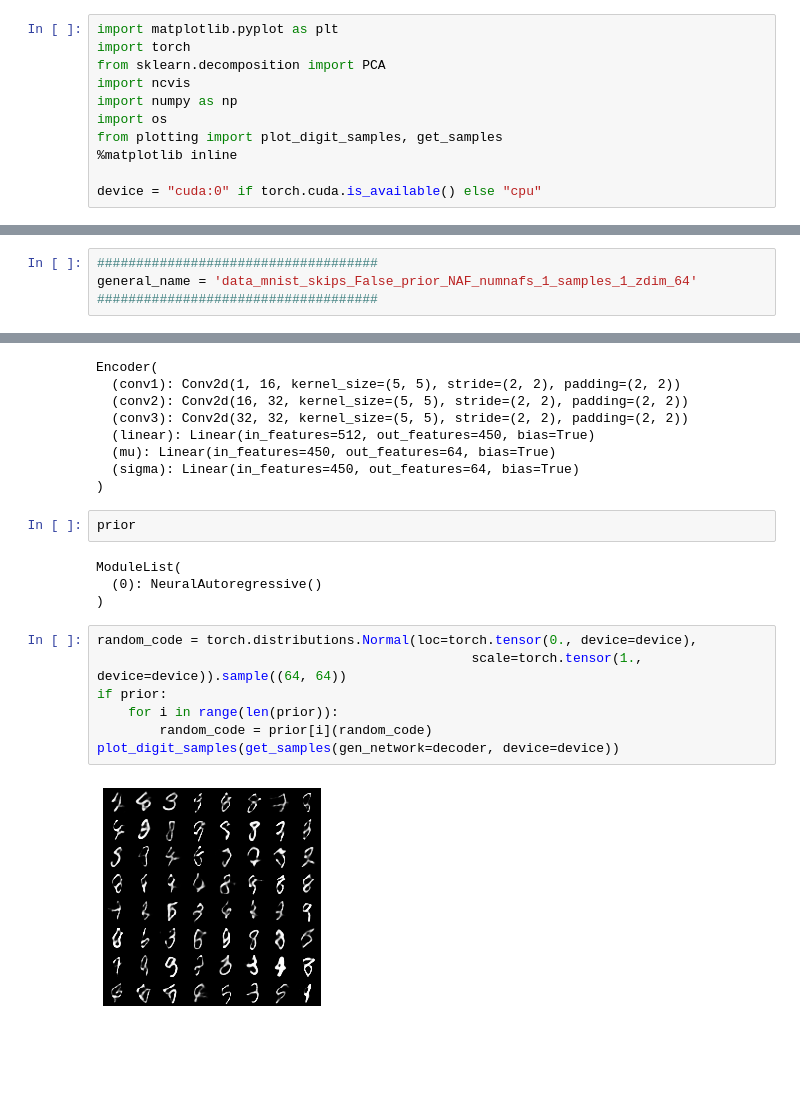
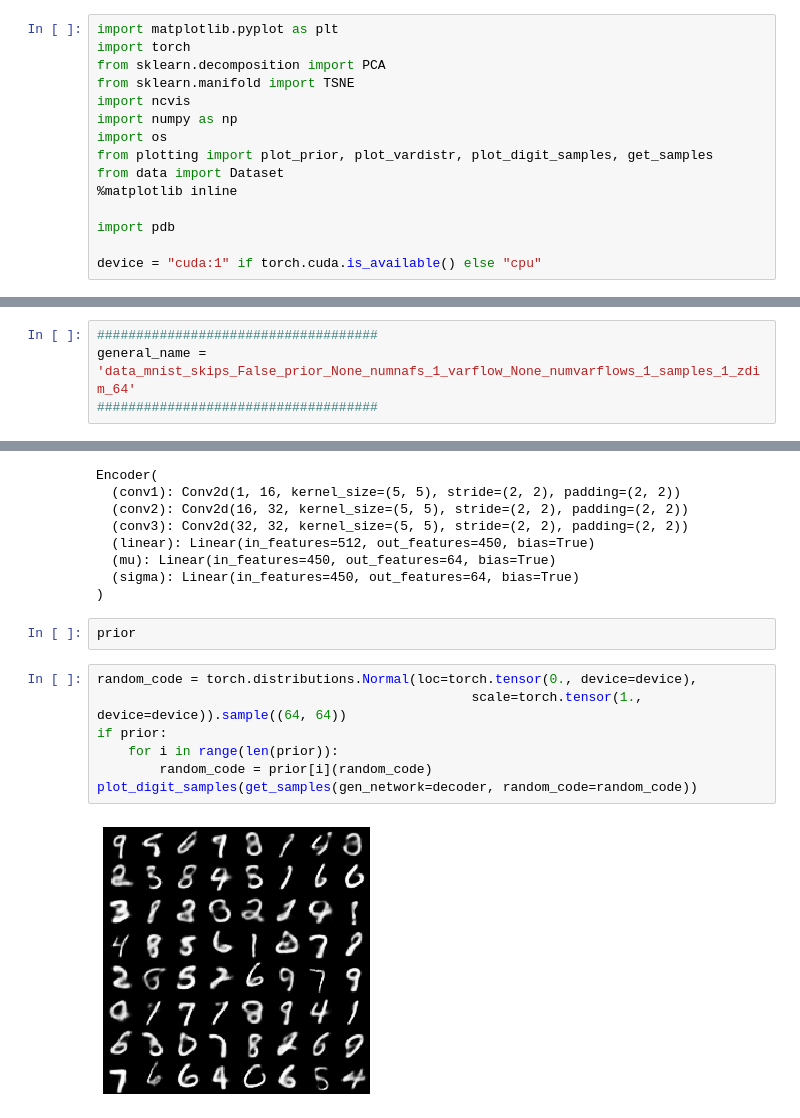
Before and after one commit to nkotelevskii/vae_int, a Jupyter notebook: plotting.ipynb, the cells around one changed output, grey strips where cells are left out. Drawn from its saved outputs; the diff is of its cells as text; blank space fills up the shorter version.

Commit message:
Posterior visualization added

```diff
--- a/plotting.ipynb
+++ b/plotting.ipynb
@@ -2,18 +2,22 @@
 import matplotlib.pyplot as plt
 import torch
 from sklearn.decomposition import PCA
+from sklearn.manifold import TSNE
 import ncvis
 import numpy as np
 import os
-from plotting import plot_digit_samples, get_samples
+from plotting import plot_prior, plot_vardistr, plot_digit_samples, get_samples
+from data import Dataset
 %matplotlib inline
 
-device = "cuda:0" if torch.cuda.is_available() else "cpu"
+import pdb
+
+device = "cuda:1" if torch.cuda.is_available() else "cpu"
 # %%
 data = ['mnist', 'goodreads']
 # %%
 ####################################
-general_name = 'data_mnist_skips_False_prior_NAF_numnafs_1_samples_1_zdim_64'
+general_name = 'data_mnist_skips_False_prior_None_numnafs_1_varflow_None_numvarflows_1_samples_1_zdim_64'
 ####################################
 # %% [markdown]
 ### Prior plotting
@@ -96,16 +100,12 @@ Encoder(
 )
 # %%
 prior
-# %% [output]
-ModuleList(
-  (0): NeuralAutoregressive()
-)
 # %%
 random_code = torch.distributions.Normal(loc=torch.tensor(0., device=device),
                                                 scale=torch.tensor(1., device=device)).sample((64, 64))
 if prior:
     for i in range(len(prior)):
         random_code = prior[i](random_code)
-plot_digit_samples(get_samples(gen_network=decoder, device=device))
+plot_digit_samples(get_samples(gen_network=decoder, random_code=random_code))
 # %% [output]
-[figure, old version]
+[figure, new version]
```
Also changed, not shown: parts of 3 cells of this notebook, 9 other files.
